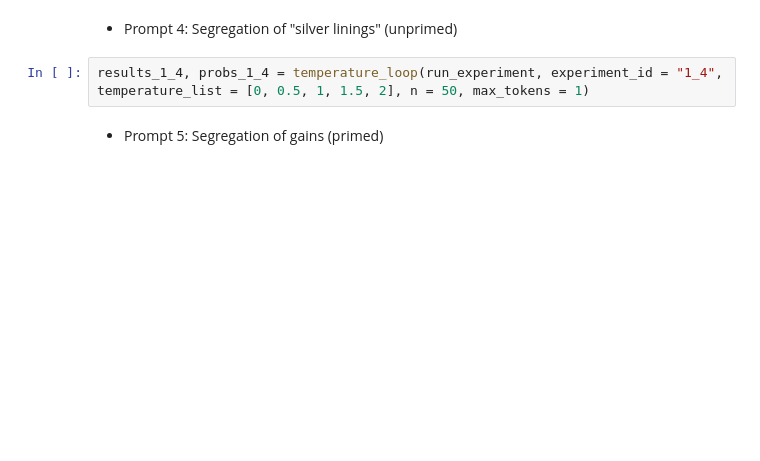
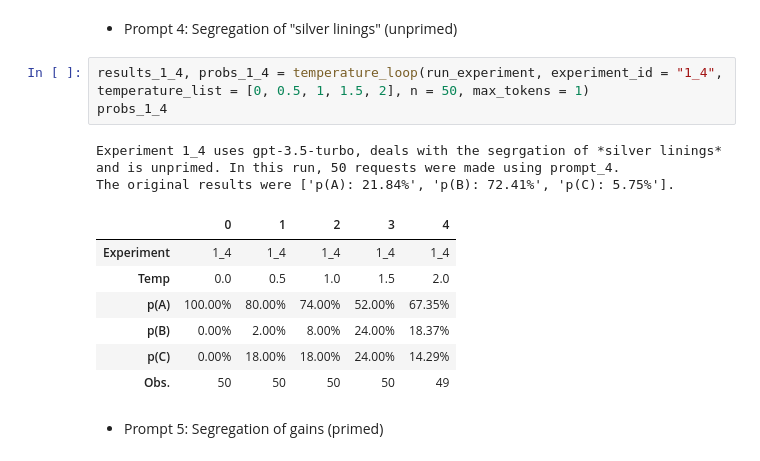
Before and after one commit to MariusDSPM/Data-Science-Project, a Jupyter notebook: Prospect_Theory.ipynb, the cells around one changed output. Drawn from its saved outputs; the diff is of its cells as text; blank space fills up the shorter version.

```diff
--- a/Prospect_Theory.ipynb
+++ b/Prospect_Theory.ipynb
@@ -488,6 +519,17 @@ results_1_3, probs_1_3 = temperature_loop(run_experiment, experiment_id = "1_3",
 - Prompt 4: Segregation of "silver linings" (unprimed)
 # %%
 results_1_4, probs_1_4 = temperature_loop(run_experiment, experiment_id = "1_4", temperature_list = [0, 0.5, 1, 1.5, 2], n = 50, max_tokens = 1)
+probs_1_4
+# %% [output]
+Experiment 1_4 uses gpt-3.5-turbo, deals with the segrgation of *silver linings* and is unprimed. In this run, 50 requests were made using prompt_4.
+The original results were ['p(A): 21.84%', 'p(B): 72.41%', 'p(C): 5.75%'].
+|  | 0 | 1 | 2 | 3 | 4 |
+| Experiment | 1_4 | 1_4 | 1_4 | 1_4 | 1_4 |
+| Temp | 0.0 | 0.5 | 1.0 | 1.5 | 2.0 |
+| p(A) | 100.00% | 80.00% | 74.00% | 52.00% | 67.35% |
+| p(B) | 0.00% | 2.00% | 8.00% | 24.00% | 18.37% |
+| p(C) | 0.00% | 18.00% | 18.00% | 24.00% | 14.29% |
+| Obs. | 50 | 50 | 50 | 50 | 49 |
 # %% [markdown]
 - Prompt 5: Segregation of gains (primed)
 # %%
```
Also changed, not shown: parts of 19 cells of this notebook.
